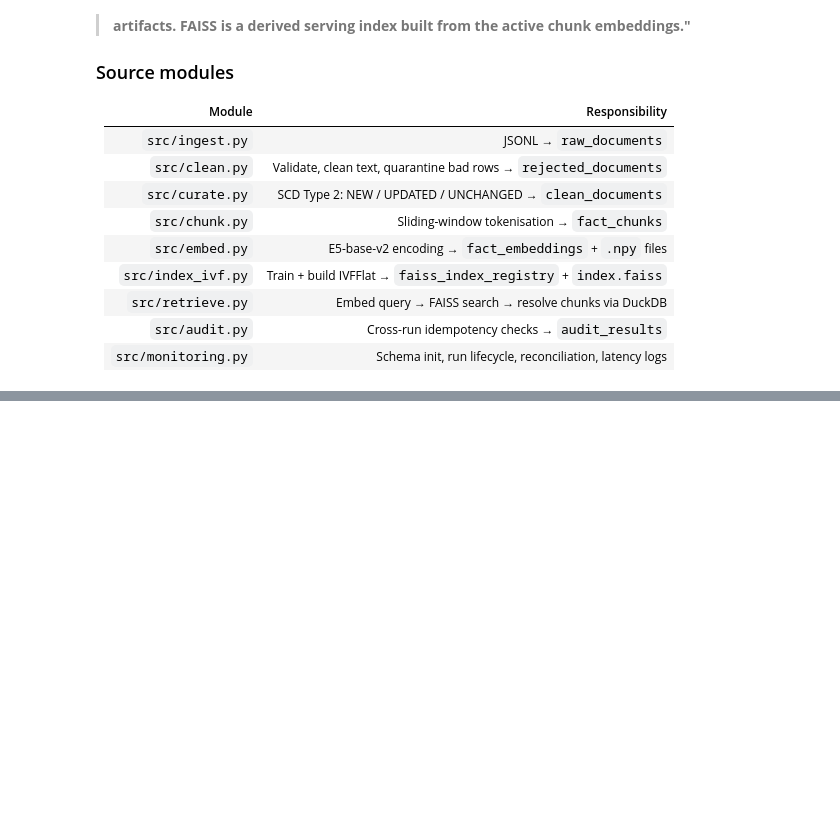
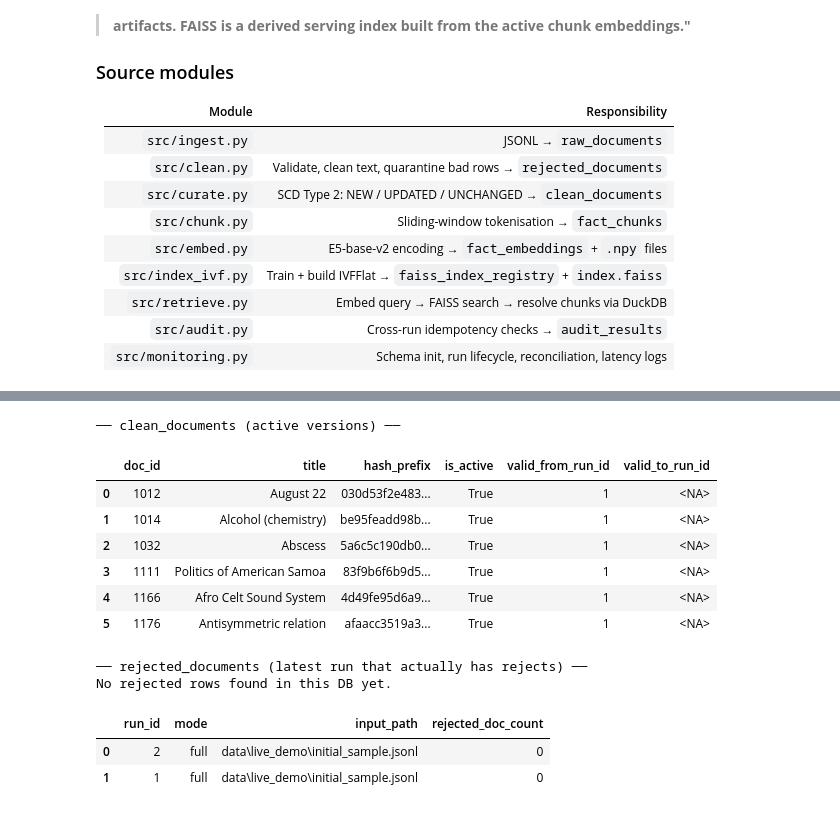
Before and after one commit to Gawonl2/455, a Jupyter notebook: notebooks/presentation.ipynb, the cells around one changed output, grey strips where cells are left out. Saved outputs shown, nothing was run; the diff lists cells and outputs as text; code cells hidden in the pictures; blank space fills up the shorter version.

```diff
--- a/notebooks/presentation.ipynb
+++ b/notebooks/presentation.ipynb
@@ -269,19 +459,57 @@ if LIVE_UPDATE.exists():
 # %%
 con = connect_db(LIVE_DB)
 if con:
     print("── clean_documents (active versions) ──")
     display(query_df(con, '''
         SELECT doc_id, title,
                content_hash[:12] || '...' AS hash_prefix,
                is_active, valid_from_run_id, valid_to_run_id
         FROM clean_documents
         ORDER BY doc_id
         LIMIT 6
     '''))
 
-    print("\n── rejected_documents ──")
-    show_table(con, "rejected_documents")
+    print("\n── rejected_documents (latest run that actually has rejects) ──")
+    df_rej = query_df(con, '''
+        SELECT r.run_id, r.mode, r.input_path,
+               d.doc_id, d.reason_code, d.reason_detail
+        FROM runs r
+        JOIN rejected_documents d
+          ON r.run_id = d.run_id
+        WHERE r.run_id = (
+            SELECT MAX(run_id)
+            FROM runs
+            WHERE rejected_doc_count > 0
+        )
+        ORDER BY d.doc_id
+    ''')
+
+    if df_rej.empty:
+        print("No rejected rows found in this DB yet.")
+        display(query_df(con, '''
+            SELECT run_id, mode, input_path, rejected_doc_count
+            FROM runs
+            ORDER BY run_id DESC
+            LIMIT 5
+        '''))
+    else:
+        display(df_rej)
+
     con.close()
+# %% [output]
+── clean_documents (active versions) ──
+|  | doc_id | title | hash_prefix | is_active | valid_from_run_id | valid_to_run_id |
+| 0 | 1012 | August 22 | 030d53f2e483... | True | 1 | <NA> |
+| 1 | 1014 | Alcohol (chemistry) | be95feadd98b... | True | 1 | <NA> |
+| 2 | 1032 | Abscess | 5a6c5c190db0... | True | 1 | <NA> |
+| 3 | 1111 | Politics of American Samoa | 83f9b6f6b9d5... | True | 1 | <NA> |
+| 4 | 1166 | Afro Celt Sound System | 4d49fe95d6a9... | True | 1 | <NA> |
+| 5 | 1176 | Antisymmetric relation | afaacc3519a3... | True | 1 | <NA> |
+── rejected_documents (latest run that actually has rejects) ──
+No rejected rows found in this DB yet.
+|  | run_id | mode | input_path | rejected_doc_count |
+| 0 | 2 | full | data\live_demo\initial_sample.jsonl | 0 |
+| 1 | 1 | full | data\live_demo\initial_sample.jsonl | 0 |
 # %%
 # validate_and_clean_raw: validates & computes content_hash
 code_excerpt("src/clean.py", "validate_and_clean_raw", before=0, after=30)
```
Also changed, not shown: parts of 57 cells of this notebook, 13 other files.
